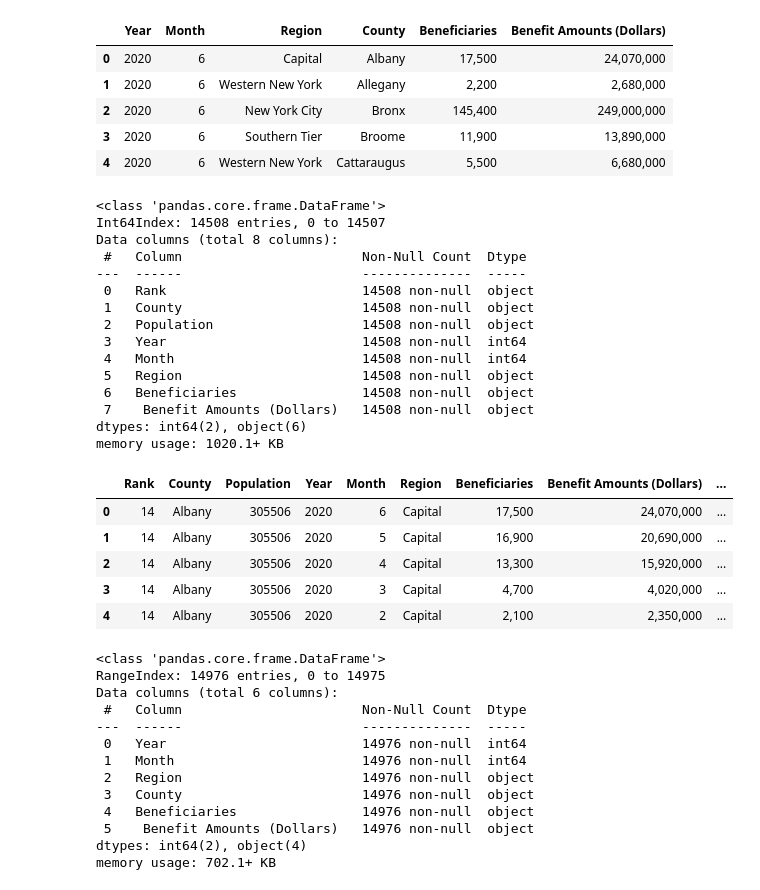
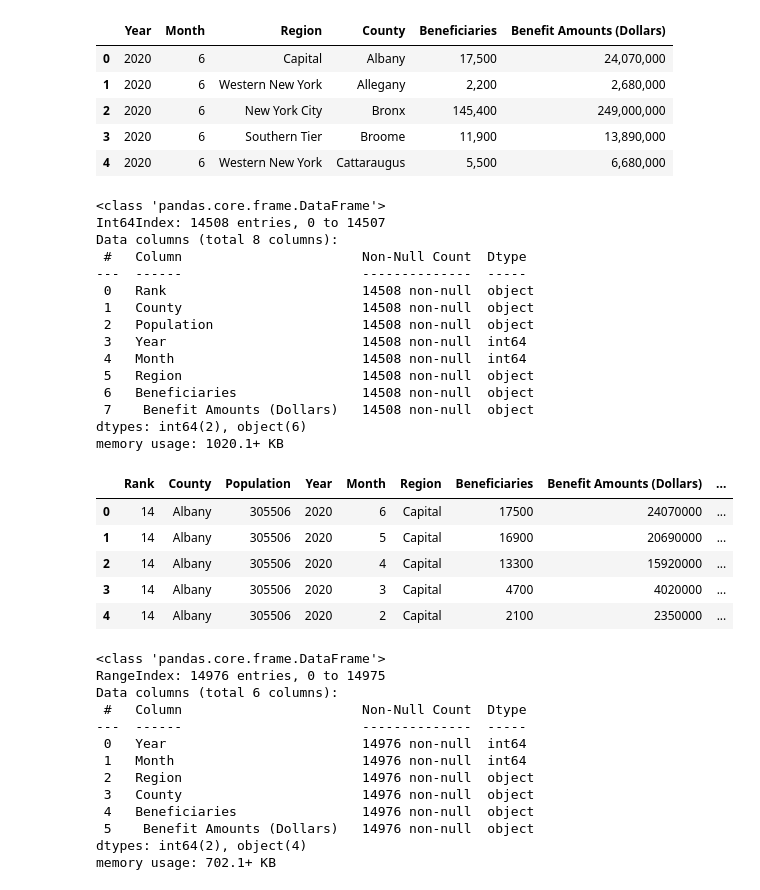
Before and after one commit to ssiddharth2/CS5010_Semester_Project, a Jupyter notebook: CS5010_Semester_Project.ipynb, the cells around one changed output. Cells and saved outputs as stored; diff of their text form; code cells hidden in the pictures.

```diff
--- a/CS5010_Semester_Project.ipynb
+++ b/CS5010_Semester_Project.ipynb
@@ -39,31 +36,34 @@ county_clean=pd.merge(county_data, data, how='inner', on='County', left_on=None,
          validate=None)
 # %%
 county_clean.info()
-
-county_clean["Benefits per Beneficiary"]=0 #county_clean.iloc[:,7]/county_clean.iloc[:,6] need to convert to int
+county_clean.iloc[:,6]= [int(amount.replace(",","").strip()) for amount in
+                                            county_clean.iloc[:,6]]
+county_clean.iloc[:,7]= [int(amount.replace(",","").strip()) for amount in
+                                            county_clean.iloc[:,7]]
+county_clean["Average Benefits per Beneficiary"]=county_clean.iloc[:,7]/county_clean.iloc[:,6] #need to convert to int
 county_clean.head()
 # %% [output]
 <class 'pandas.core.frame.DataFrame'>
 Int64Index: 14508 entries, 0 to 14507
 Data columns (total 8 columns):
  #   Column                       Non-Null Count  Dtype
 ---  ------                       --------------  -----
  0   Rank                         14508 non-null  object
  1   County                       14508 non-null  object
  2   Population                   14508 non-null  object
  3   Year                         14508 non-null  int64
  4   Month                        14508 non-null  int64
  5   Region                       14508 non-null  object
  6   Beneficiaries                14508 non-null  object
  7    Benefit Amounts (Dollars)   14508 non-null  object
 dtypes: int64(2), object(6)
 memory usage: 1020.1+ KB
 |  | Rank | County | Population | Year | Month | Region | Beneficiaries | Benefit Amounts (Dollars) | ... |
-| 0 | 14 | Albany | 305506 | 2020 | 6 | Capital | 17,500 | 24,070,000 | ... |
-| 1 | 14 | Albany | 305506 | 2020 | 5 | Capital | 16,900 | 20,690,000 | ... |
-| 2 | 14 | Albany | 305506 | 2020 | 4 | Capital | 13,300 | 15,920,000 | ... |
-| 3 | 14 | Albany | 305506 | 2020 | 3 | Capital | 4,700 | 4,020,000 | ... |
-| 4 | 14 | Albany | 305506 | 2020 | 2 | Capital | 2,100 | 2,350,000 | ... |
+| 0 | 14 | Albany | 305506 | 2020 | 6 | Capital | 17500 | 24070000 | ... |
+| 1 | 14 | Albany | 305506 | 2020 | 5 | Capital | 16900 | 20690000 | ... |
+| 2 | 14 | Albany | 305506 | 2020 | 4 | Capital | 13300 | 15920000 | ... |
+| 3 | 14 | Albany | 305506 | 2020 | 3 | Capital | 4700 | 4020000 | ... |
+| 4 | 14 | Albany | 305506 | 2020 | 2 | Capital | 2100 | 2350000 | ... |
 # %%
 data.info()
 # %% [output]
```
Also changed, not shown: parts of 9 cells of this notebook.
